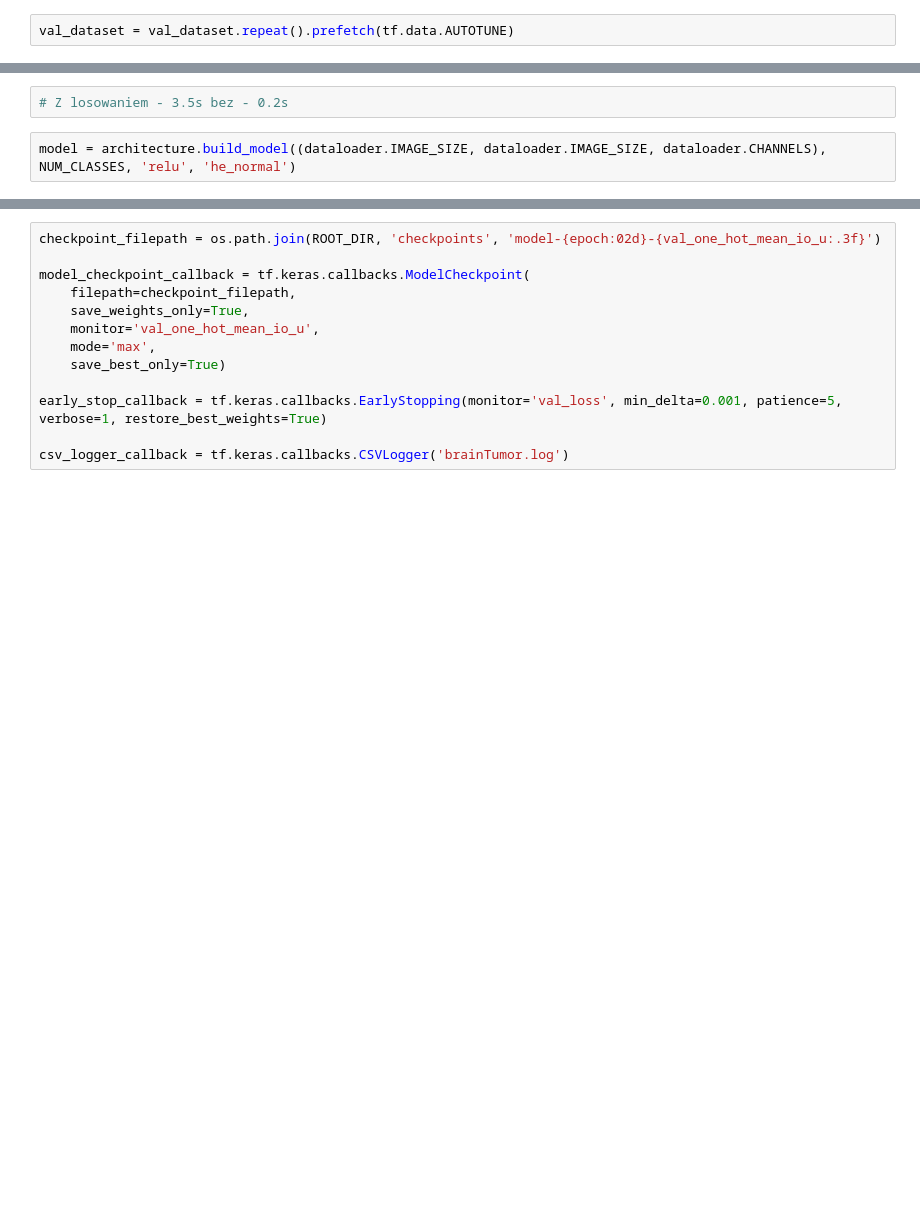
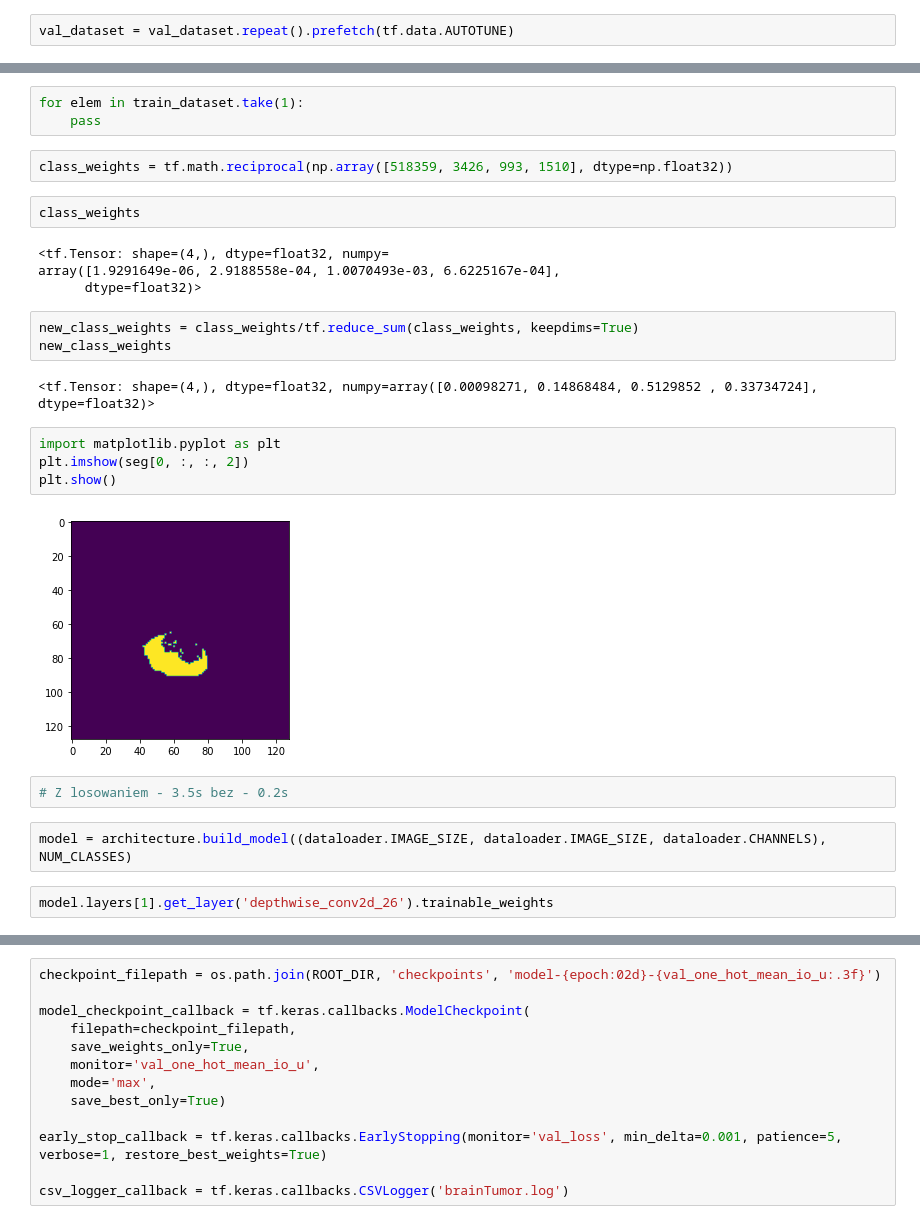
Before and after one commit to JakubSzczepanowski/BrainTumorSegmentation, a Jupyter notebook: main.ipynb, the cells around one changed output, grey strips where cells are left out. Drawn from its saved outputs; the diff is of its cells as text; blank space fills up the shorter version.

```diff
--- a/main.ipynb
+++ b/main.ipynb
@@ -61,7 +69,31 @@ for elem in val_dataset.take(1):
+# %%
+for elem in train_dataset.take(1):
+    pass
+# %%
+class_weights = tf.math.reciprocal(np.array([518359, 3426, 993, 1510], dtype=np.float32))
+# %%
+class_weights
+# %% [output]
+<tf.Tensor: shape=(4,), dtype=float32, numpy=
+array([1.9291649e-06, 2.9188558e-04, 1.0070493e-03, 6.6225167e-04],
+      dtype=float32)>
+# %%
+new_class_weights = class_weights/tf.reduce_sum(class_weights, keepdims=True)
+new_class_weights
+# %% [output]
+<tf.Tensor: shape=(4,), dtype=float32, numpy=array([0.00098271, 0.14868484, 0.5129852 , 0.33734724], dtype=float32)>
+# %%
+import matplotlib.pyplot as plt
+plt.imshow(seg[0, :, :, 2])
+plt.show()
+# %% [output]
+[figure, added]
 # %%
 # Z losowaniem - 3.5s bez - 0.2s
 # %%
-model = architecture.build_model((dataloader.IMAGE_SIZE, dataloader.IMAGE_SIZE, dataloader.CHANNELS), NUM_CLASSES, 'relu', 'he_normal')
+model = architecture.build_model((dataloader.IMAGE_SIZE, dataloader.IMAGE_SIZE, dataloader.CHANNELS), NUM_CLASSES)
+# %%
+model.layers[1].get_layer('depthwise_conv2d_26').trainable_weights
 # %%
 model.summary()
 # %% [output]
```
Also changed, not shown: parts of 18 cells of this notebook, 3 other files.
